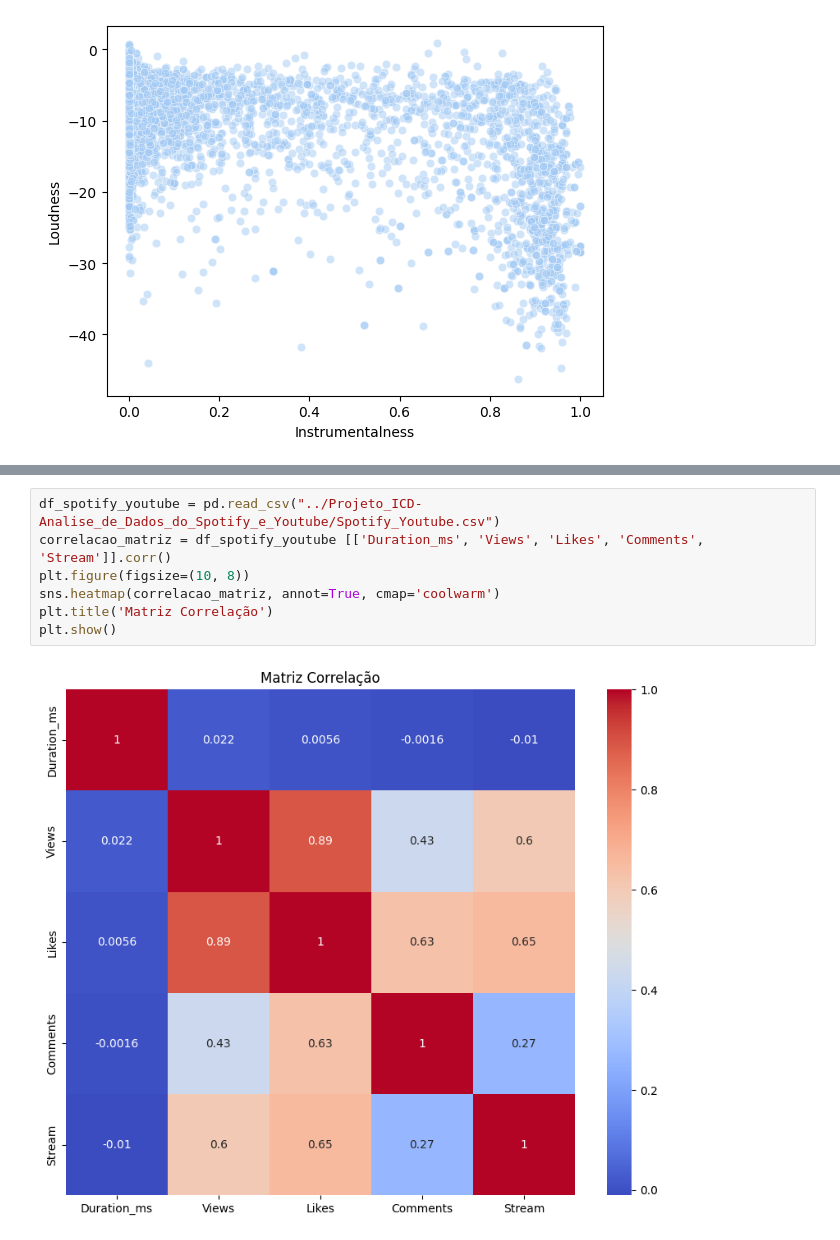
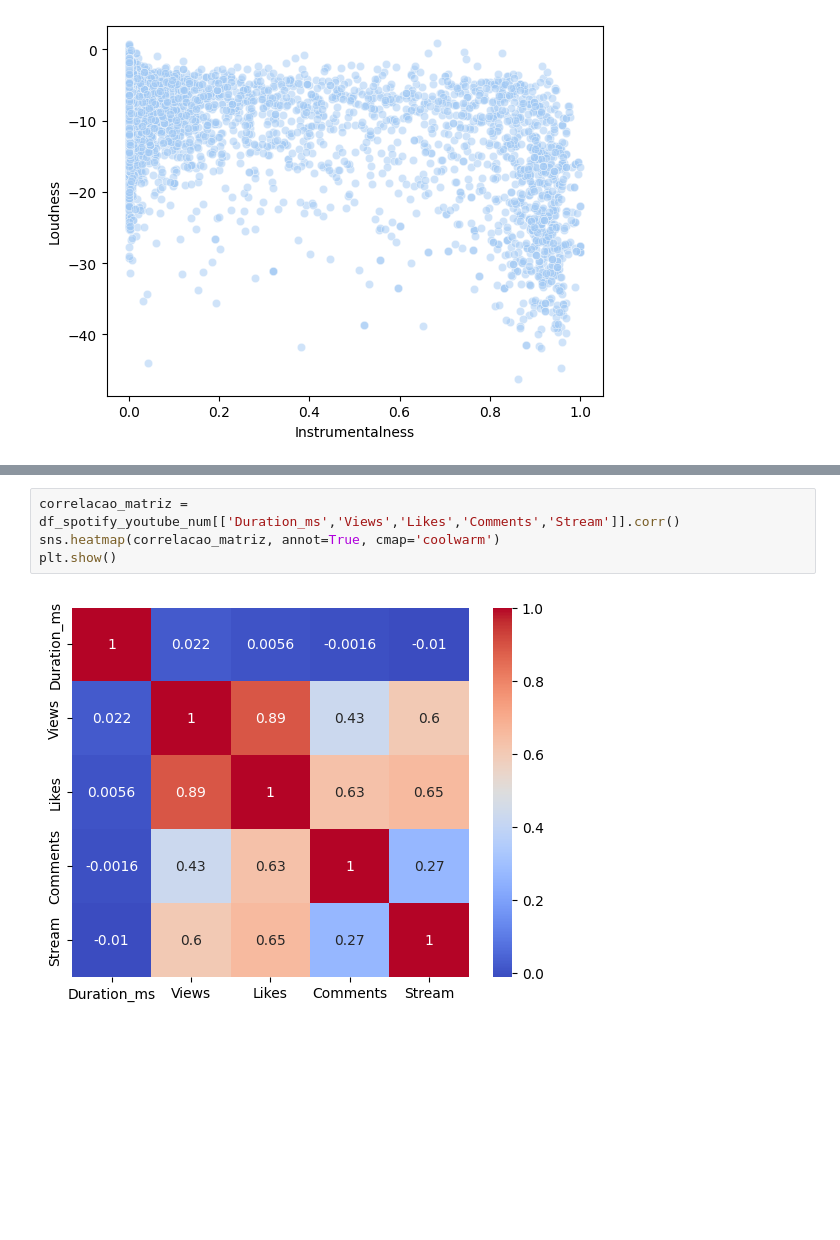
Before and after one commit to sylrod569/Projeto-ICD---An-lise-de-Dados-do-Spotify-Youtube, a Jupyter notebook: tratamento_de_dados.ipynb, the cells around one changed output, grey strips where cells are left out. Cells and saved outputs as stored; diff of their text form; blank space fills up the shorter version.

```diff
--- a/tratamento_de_dados.ipynb
+++ b/tratamento_de_dados.ipynb
@@ -402,9 +355,6 @@ plt.show()
 # %%
-df_spotify_youtube = pd.read_csv("../Projeto_ICD-Analise_de_Dados_do_Spotify_e_Youtube/Spotify_Youtube.csv")
-correlacao_matriz = df_spotify_youtube [['Duration_ms', 'Views', 'Likes', 'Comments', 'Stream']].corr()
-plt.figure(figsize=(10, 8))
+correlacao_matriz = df_spotify_youtube_num[['Duration_ms','Views','Likes','Comments','Stream']].corr()
 sns.heatmap(correlacao_matriz, annot=True, cmap='coolwarm')
-plt.title('Matriz Correlação')
 plt.show()
 # %% [output]
-[figure, old version]
+[figure, new version]
```
Also changed, not shown: parts of 53 cells of this notebook.
